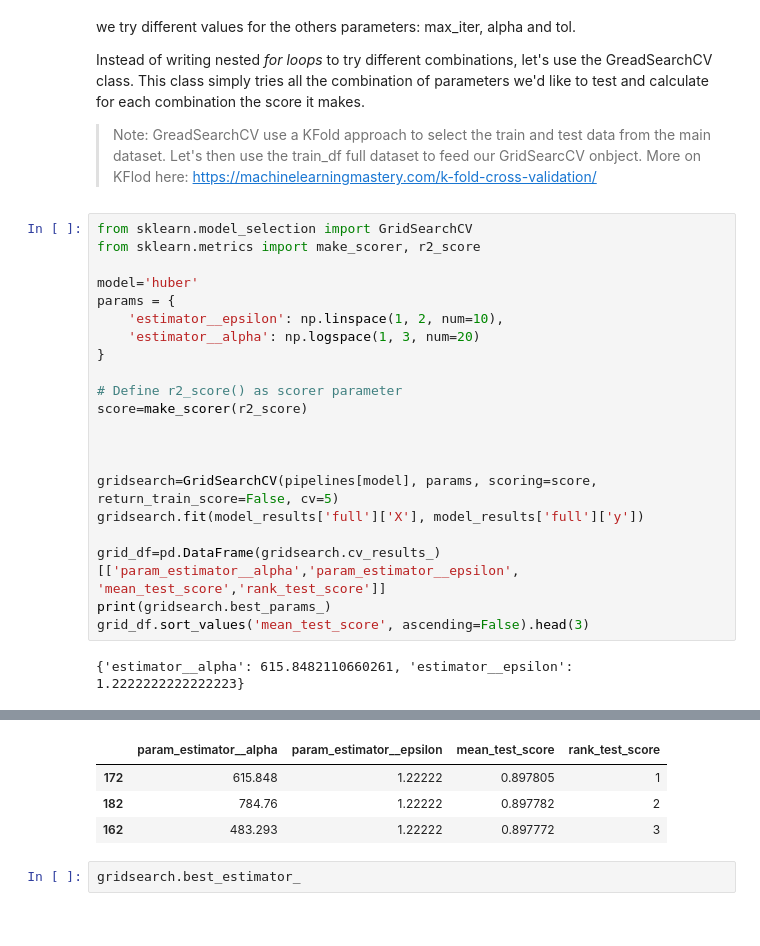
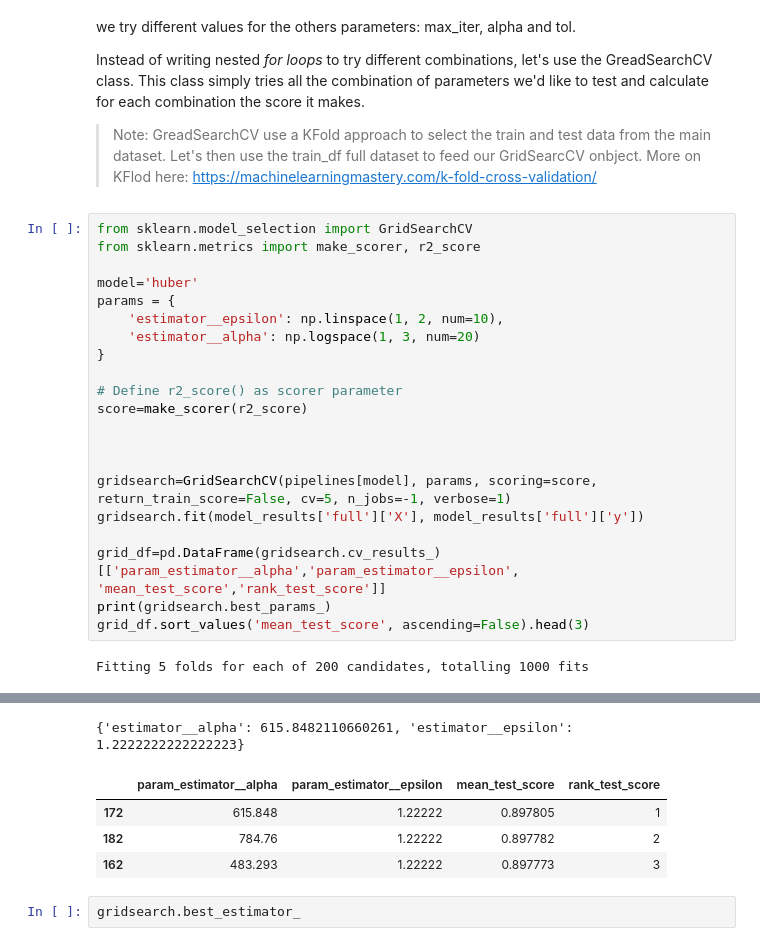
Before and after one commit to xnicolovici/machine_learning, a Jupyter notebook: notebooks/Course No 3/09. Course project/03. Part 2 - House prices/house-prices-solution-2-of-2.ipynb, the cells around one changed output, grey strips where cells are left out. Cells and saved outputs as stored; diff of their text form.

```diff
--- a/notebooks/Course No 3/09. Course project/03. Part 2 - House prices/house-prices-solution-2-of-2.ipynb
+++ b/notebooks/Course No 3/09. Course project/03. Part 2 - House prices/house-prices-solution-2-of-2.ipynb
@@ -379,11 +379,11 @@ score=make_scorer(r2_score)
 
 
 
-gridsearch=GridSearchCV(pipelines[model], params, scoring=score, return_train_score=False, cv=5)
+gridsearch=GridSearchCV(pipelines[model], params, scoring=score, return_train_score=False, cv=5, n_jobs=-1, verbose=1)
 gridsearch.fit(model_results['full']['X'], model_results['full']['y'])
 
 grid_df=pd.DataFrame(gridsearch.cv_results_)[['param_estimator__alpha','param_estimator__epsilon', 'mean_test_score','rank_test_score']]
 print(gridsearch.best_params_)
 grid_df.sort_values('mean_test_score', ascending=False).head(3)
 # %% [output]
-{'estimator__alpha': 615.8482110660261, 'estimator__epsilon': 1.2222222222222223}
+Fitting 5 folds for each of 200 candidates, totalling 1000 fits
@@ -390,7 +396,8 @@ grid_df.sort_values('mean_test_score', ascending=False).head(3)
+{'estimator__alpha': 615.8482110660261, 'estimator__epsilon': 1.2222222222222223}
 |  | param_estimator__alpha | param_estimator__epsilon | mean_test_score | rank_test_score |
 | 172 | 615.848 | 1.22222 | 0.897805 | 1 |
 | 182 | 784.76 | 1.22222 | 0.897782 | 2 |
-| 162 | 483.293 | 1.22222 | 0.897772 | 3 |
+| 162 | 483.293 | 1.22222 | 0.897773 | 3 |
 # %%
 gridsearch.best_estimator_
 # %% [output]
```
Also changed, not shown: parts of 5 cells of this notebook, 8 other files.
